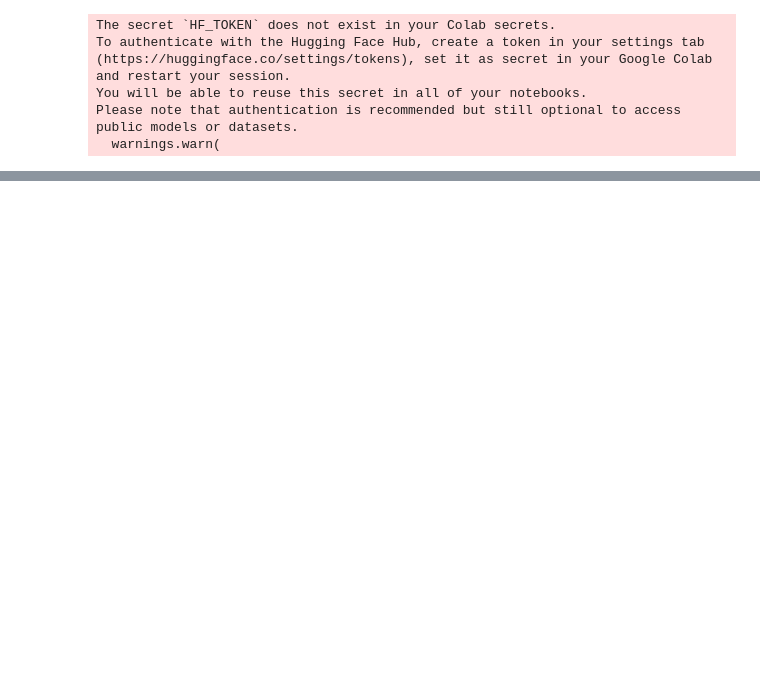
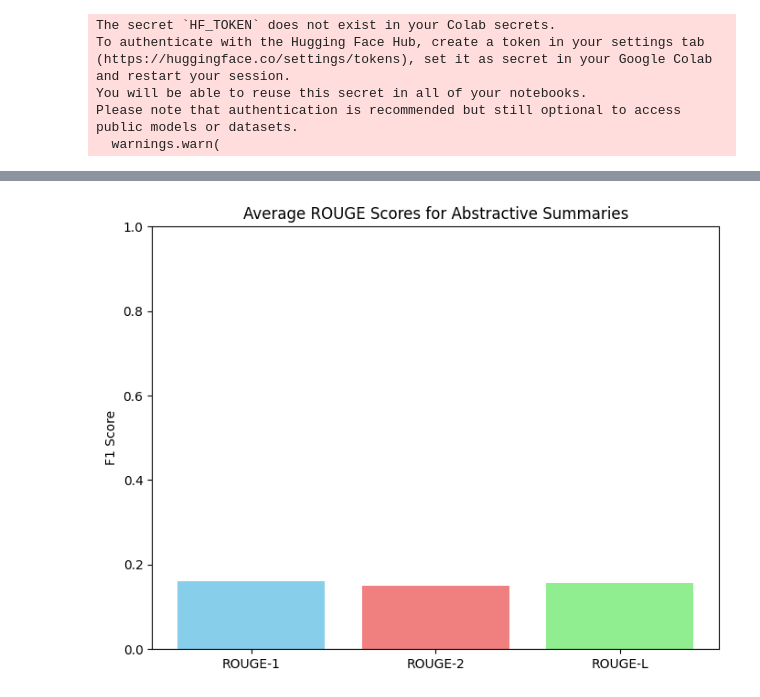
Before and after one commit to ewondare/book_summaries, a Jupyter notebook: Summarization.ipynb, the cells around one changed output, grey strips where cells are left out. Drawn from its saved outputs; the diff is of its cells as text; code cells hidden in the pictures; blank space fills up the shorter version.

```diff
--- a/Summarization.ipynb
+++ b/Summarization.ipynb
@@ -328,2 +290,0 @@ df.loc[1200:2199, 'summarized_abs'] = df.loc[1200:2199, 'description'].apply(sum
-# %%
-df.loc[2200:4199, 'summarized_abs'] = df.loc[2200:4199, 'description'].apply(summarize_text)
@@ -334,0 +291,3 @@ files.download('summary_abstractive.csv')
+# %%
+for index,row in df.iterrows():
+  df.at[index , 'abstractive_summary'] = summarize_text(row['description'])
@@ -356,0 +342,31 @@ print("ROUGE-L:", results['rougeL'].mid.fmeasure)
+# %%
+def calculate_rouge(df):
+        scorer = rouge_scorer.RougeScorer(['rouge1', 'rouge2', 'rougeL'], use_stemmer=True)
+        rouge_scores = []
+
+        for index, row in df.iterrows():
+            reference = row['description']  # The original text
+            summary = row['abstractive_summary']  # The generated summary
+            scores = scorer.score(reference, summary)
+            rouge_scores.append(scores)
+
+        return rouge_scores
+# %%
+rouge_scores = calculate_rouge(df)
+# %%
+import matplotlib.pyplot as plt
+rouge1_scores = [score['rouge1'].fmeasure for score in rouge_scores]
+rouge2_scores = [score['rouge2'].fmeasure for score in rouge_scores]
+rougeL_scores = [score['rougeL'].fmeasure for score in rouge_scores]
+
+metrics = ['ROUGE-1', 'ROUGE-2', 'ROUGE-L']
+avg_scores = [np.mean(rouge1_scores), np.mean(rouge2_scores), np.mean(rougeL_scores)]
+
+plt.figure(figsize=(8, 6))
+plt.bar(metrics, avg_scores, color=['skyblue', 'lightcoral', 'lightgreen'])
+plt.title('Average ROUGE Scores for Abstractive Summaries')
+plt.ylabel('F1 Score')
+plt.ylim(0, 1)  # Assuming scores are between 0 and 1
+plt.show()
+# %% [output]
+[figure, added]
```
Also changed, not shown: parts of 31 cells of this notebook.
